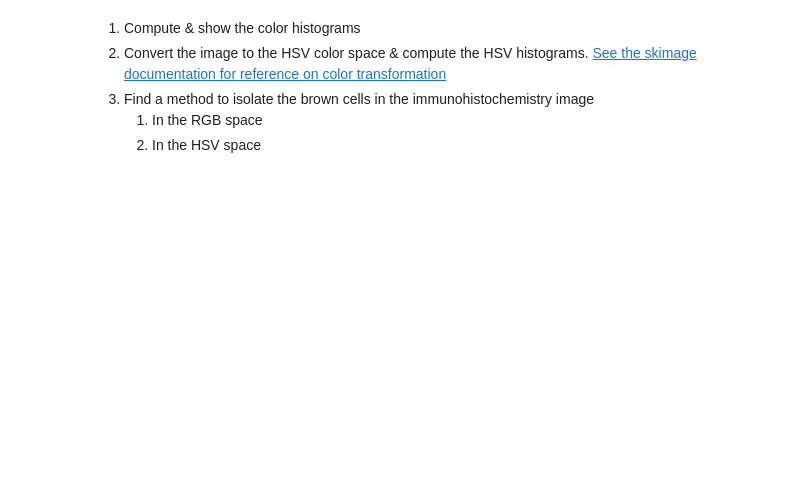
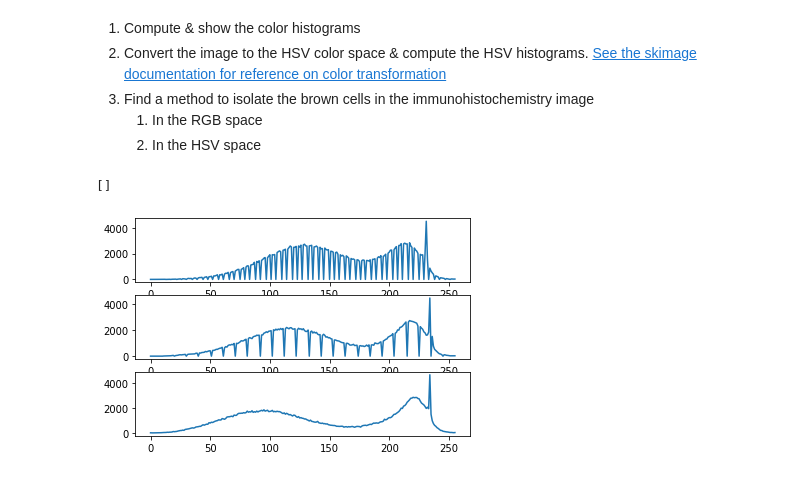
Before and after one commit to GriffinBabe/info-h-500-501, a Jupyter notebook: LABS/1 - Image Information.ipynb, the cells around one changed output. Drawn from its saved outputs; the diff is of its cells as text; code cells hidden in the pictures; blank space fills up the shorter version.

```diff
--- a/LABS/1 - Image Information.ipynb
+++ b/LABS/1 - Image Information.ipynb
@@ -265,3 +266,25 @@ plt.show()
+# %%
+
+# -- Your code here -- #
+image = immunohistochemistry()
+image_r = image[:, :, 0]
+image_g = image[:, :, 1]
+image_b = image[:, :, 2]
+
+r_histo = np.histogram(image_r, 256)[0]
+g_histo = np.histogram(image_g, 256)[0]
+b_histo = np.histogram(image_b, 256)[0]
+
+plt.subplot(311)
+plt.plot(r_histo)
+plt.subplot(312)
+plt.plot(g_histo)
+plt.subplot(313)
+plt.plot(b_histo)
+plt.plot()
+# %% [output]
+[]
+[figure, added]
 # %% [markdown]
 # Coding Project - Watermark
 
```
Also changed, not shown: parts of 5 cells of this notebook, 1 other file.
